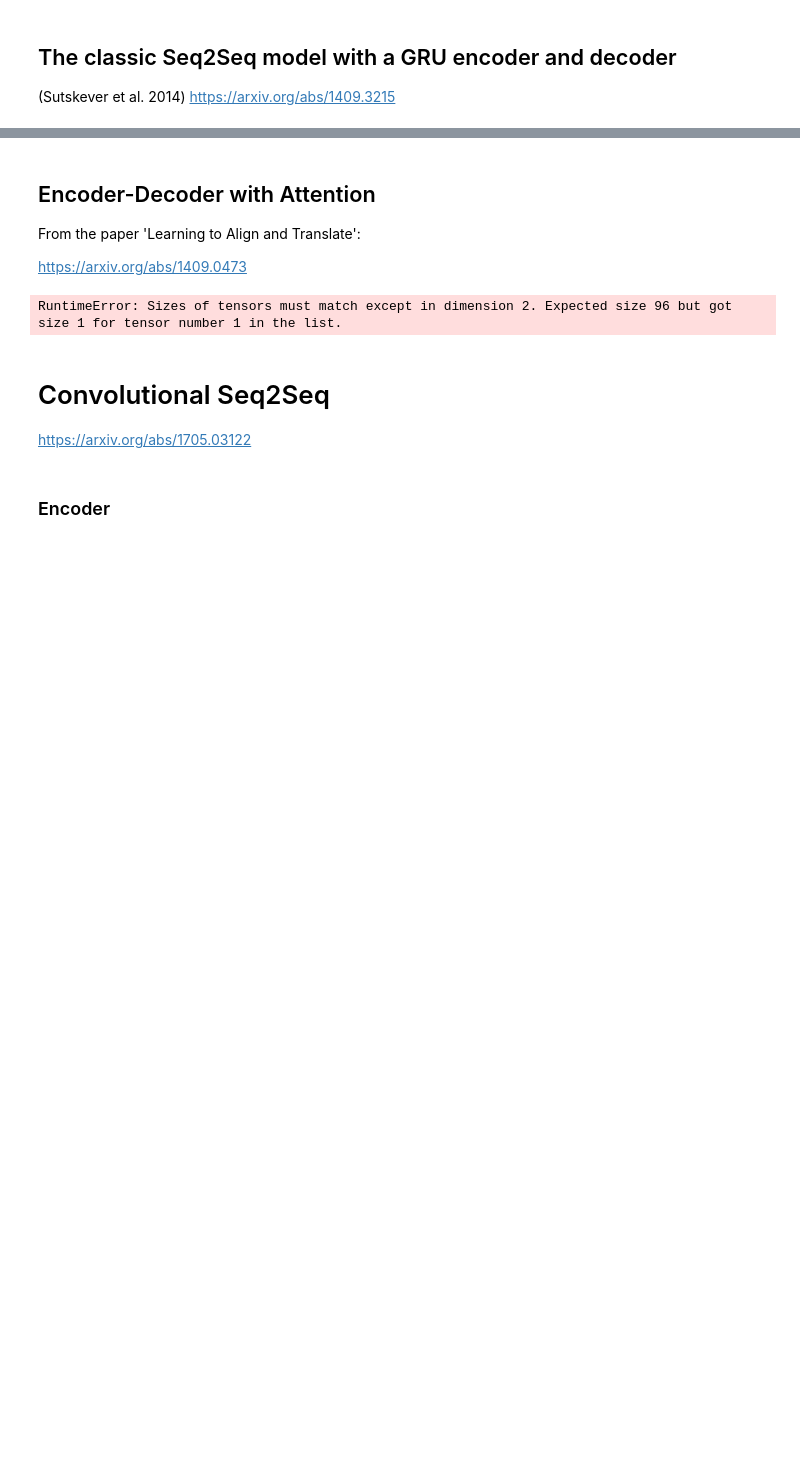
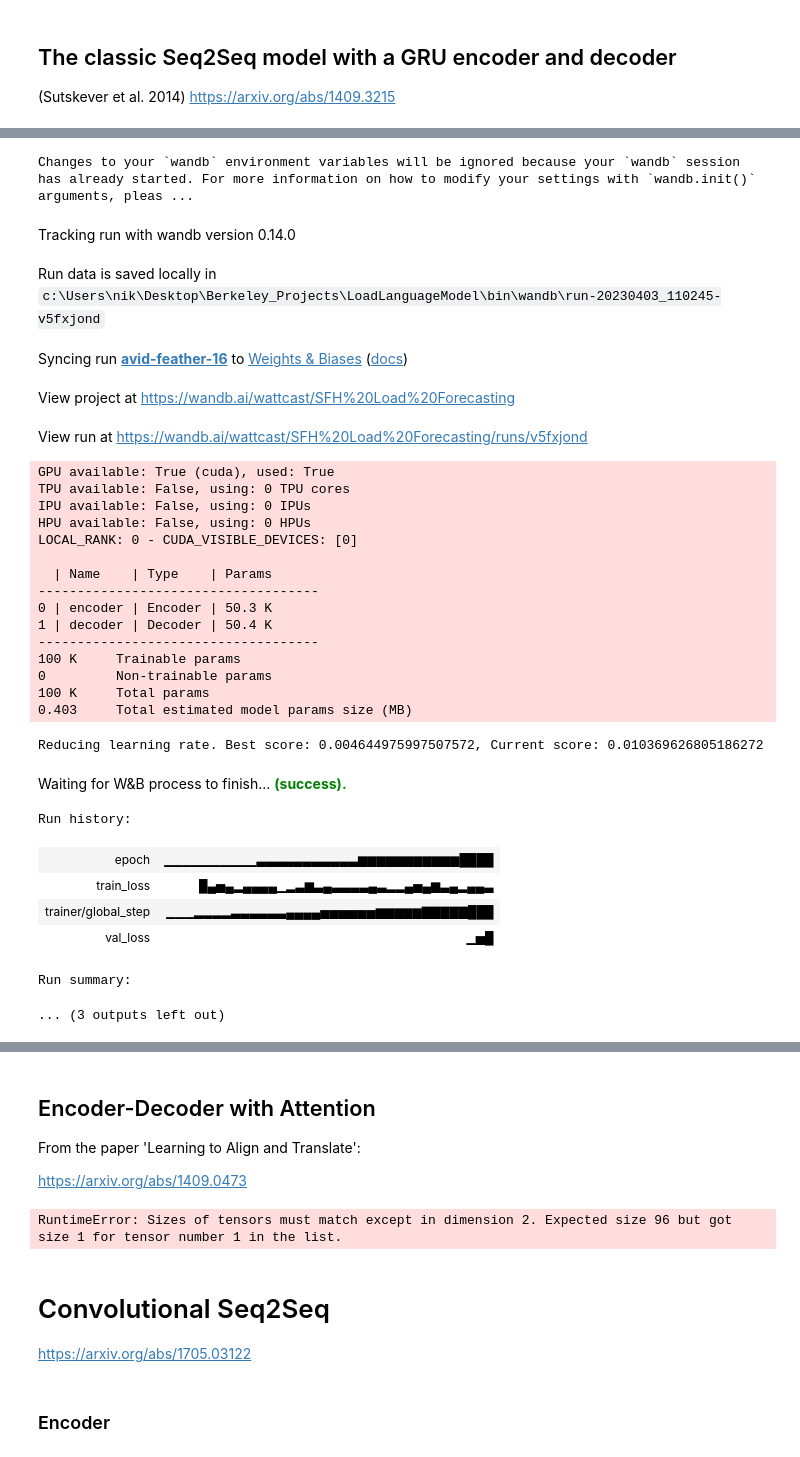
Before and after one commit to NikolausHouben/LoadLanguageModel, a Jupyter notebook: bin/seq2seq_1.ipynb, the cells around one changed output, grey strips where cells are left out. Saved outputs shown, nothing was run; the diff lists cells and outputs as text; code cells hidden in the pictures; blank space fills up the shorter version.

```diff
--- a/bin/seq2seq_1.ipynb
+++ b/bin/seq2seq_1.ipynb
@@ -150,11 +153,10 @@ torch.Size([16, 96, 3]) torch.Size([16, 96, 3])
 https://arxiv.org/abs/1409.3215
 # %%
 class Encoder(LightningModule):
-    def __init__(self, input_size, hidden_size, num_layers, dropout=0.2):
+    def __init__(self, input_size, hidden_size, num_layers):
         super().__init__()
         self.hidden_size = hidden_size
         self.num_layers = num_layers
-        self.dropout = dropout
         self.gru = nn.GRU(input_size, hidden_size, num_layers, batch_first=True)
 
     def forward(self, x):
@@ -264,13 +295,46 @@ class Seq2Seq(LightningModule):
 # %%
+run = wandb.init(project="SFH Load Forecasting", reinit=True)
+wandb_logger = WandbLogger(reinit=True)
+
 device = torch.device('cuda:0' if torch.cuda.is_available() else 'cpu')
-enc = Encoder(input_size=3, hidden_size=128, num_layers=1, dropout=0.2)
-dec = Decoder(input_size=3, hidden_size=128, num_layers=1)
+enc = Encoder(input_size=input_chunk.shape[-1], hidden_size=HIDDEN_SIZE, num_layers=1)
+dec = Decoder(input_size=input_chunk.shape[-1], hidden_size=HIDDEN_SIZE, num_layers=1)
 model = Seq2Seq(enc, dec)
-wandb_logger = WandbLogger(project = 'SFH Load Forecasting', name = "GRU_timeenc_box_1", id = "3")
 
-cbs = [EarlyStopping(monitor='val_loss')]
-trainer = pl.Trainer(max_epochs=20, logger = wandb_logger, gpus=1 if torch.cuda.is_available() else 0, callbacks=cbs)
+lr_monitor = LRMonitor(monitor='val_loss', mode='min', factor=0.5, patience=2, min_lr=1e-6, verbose=True)
+cbs = [EarlyStopping(monitor='val_loss'), lr_monitor]
+trainer = pl.Trainer(max_epochs=100, logger = wandb_logger, gpus=1 if torch.cuda.is_available() else 0, callbacks=cbs)
 trainer.fit(model, train_dataloaders=train_loader, val_dataloaders=val_loader)
-wandb.finish()
+# %% [output]
+Changes to your `wandb` environment variables will be ignored because your `wandb` session has already started. For more information on how to modify your settings with `wandb.init()` arguments, pleas ...
+Tracking run with wandb version 0.14.0
+Run data is saved locally in c:\Users\nik\Desktop\Berkeley_Projects\LoadLanguageModel\bin\wandb\run-20230403_110245-v5fxjond
+Syncing run avid-feather-16 to Weights & Biases (docs)
+View project at https://wandb.ai/wattcast/SFH%20Load%20Forecasting
+View run at https://wandb.ai/wattcast/SFH%20Load%20Forecasting/runs/v5fxjond
+GPU available: True (cuda), used: True
+TPU available: False, using: 0 TPU cores
+IPU available: False, using: 0 IPUs
+HPU available: False, using: 0 HPUs
+LOCAL_RANK: 0 - CUDA_VISIBLE_DEVICES: [0]
+
+  | Name    | Type    | Params
+------------------------------------
+0 | encoder | Encoder | 50.3 K
+1 | decoder | Decoder | 50.4 K
+------------------------------------
+100 K     Trainable params
+0         Non-trainable params
+100 K     Total params
+0.403     Total estimated model params size (MB)
+Reducing learning rate. Best score: 0.004644975997507572, Current score: 0.010369626805186272
+Waiting for W&B process to finish... (success).
+Run history:
+| epoch | ▁▁▁▁▁▁▁▁▁▁▃▃▃▃▃▃▃▃▃▃▃▆▆▆▆▆▆▆▆▆▆▆████ |
+| train_loss | █▄▅▄▂▄▄▄▄▁▂▃▆▃▄▃▃▃▃▄▃▂▂▄▅▄▆▃▄▂▄▄▃ |
+| trainer/global_step | ▁▁▁▂▂▂▂▃▃▃▃▃▃▄▄▄▄▅▅▅▅▅▅▆▆▆▆▆▇▇▇▇▇███ |
+| val_loss | ▁▅█ |
+Run summary:
+... (3 outputs left out)
 # %%
 trainer.test(model, test_loader)
```
Also changed, not shown: parts of 10 cells of this notebook, 12 other files.
